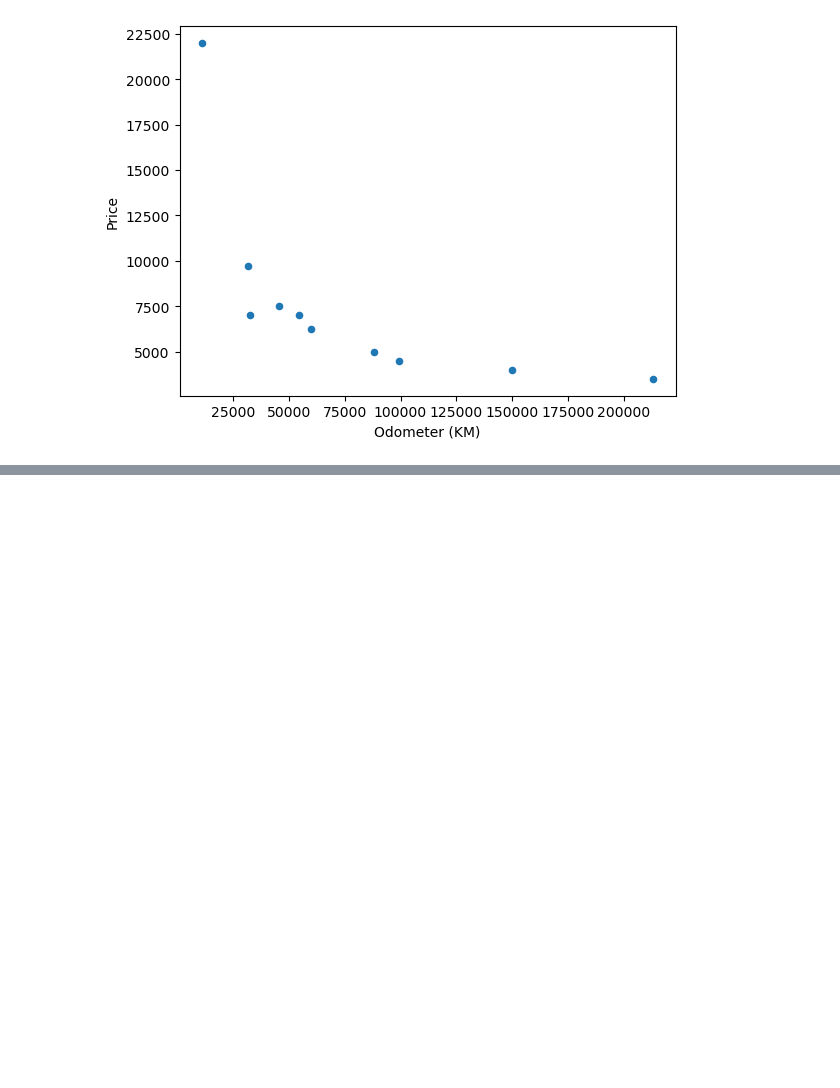
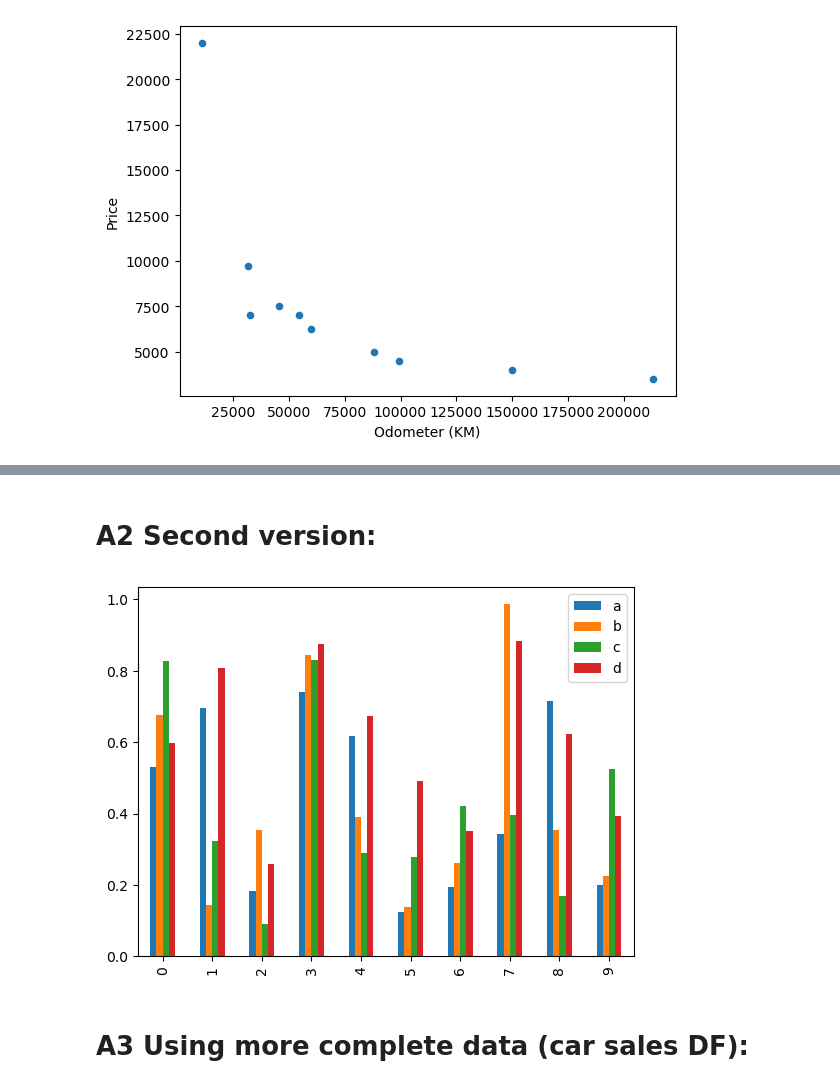
Before and after one commit to HM-bcard/Complete-Machine-Learning-Data-Science-Bootcamp, a Jupyter notebook: Introduction to Matplotlib.ipynb, the cells around one changed output, grey strips where cells are left out. Drawn from its saved outputs; the diff is of its cells as text; code cells hidden in the pictures; blank space fills up the shorter version.

```diff
--- a/Introduction to Matplotlib.ipynb
+++ b/Introduction to Matplotlib.ipynb
@@ -613,0 +630,8 @@ car_sales.plot(x='Odometer (KM)',y='Price',kind='scatter');
+# %% [markdown]
+# A2 Second version:
+# %%
+df.plot(kind='bar');
+# %% [output]
+[figure, added]
+# %% [markdown]
+# A3 Using more complete data (car sales DF):
```
Also changed, not shown: parts of 43 cells of this notebook, 1 other file.
